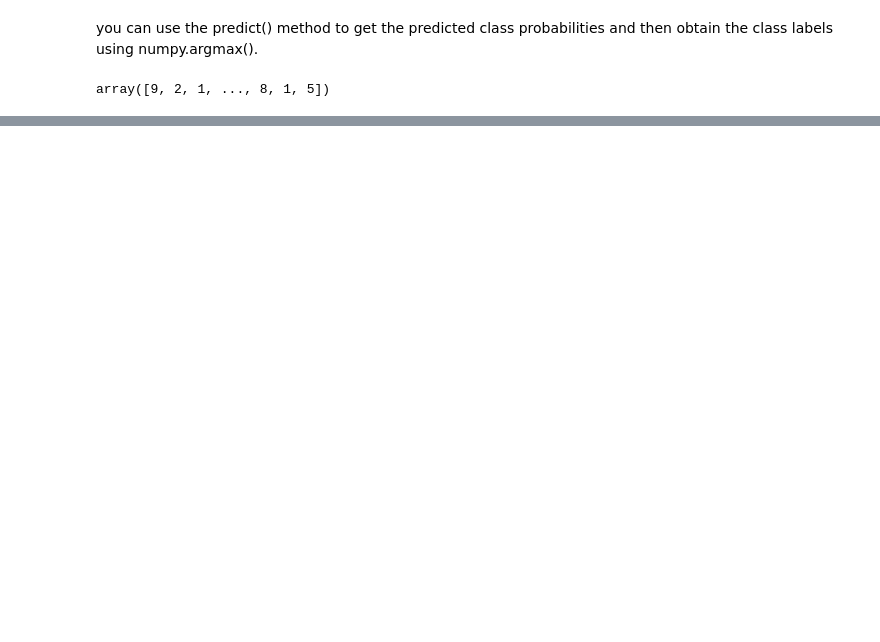
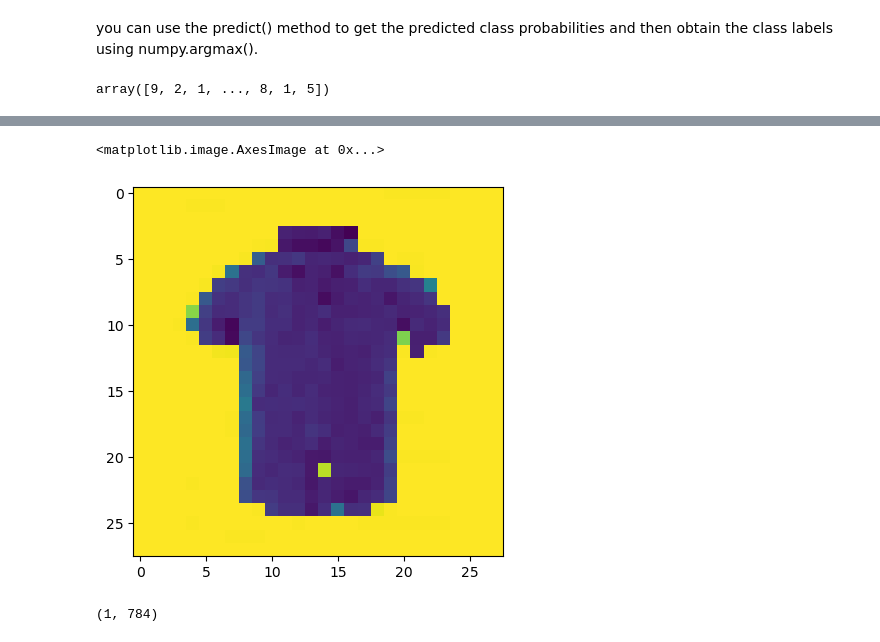
Before and after one commit to AmdPathirana/ML_PROJECTS, a Jupyter notebook: Multiclass Image Classifiaction (ANN) /Classifier.ipynb, the cells around one changed output, grey strips where cells are left out. Saved outputs shown, nothing was run; the diff lists cells and outputs as text; code cells hidden in the pictures; blank space fills up the shorter version.

```diff
--- a/Multiclass Image Classifiaction (ANN) /Classifier.ipynb
+++ b/Multiclass Image Classifiaction (ANN) /Classifier.ipynb
@@ -393,0 +448,9 @@ array([9, 2, 1, ..., 8, 1, 5])
+# %%
+# Resize and convert the image to 28x28 and grayscale
+resized_image = cv2.resize(real_image, (28, 28))
+grayscale_image = cv2.cvtColor(resized_image, cv2.COLOR_BGR2GRAY)
+
+plt.imshow(grayscale_image)
+# %% [output]
+<matplotlib.image.AxesImage at 0x...>
+[figure, added]
@@ -393,0 +463,6 @@ array([9, 2, 1, ..., 8, 1, 5])
+# %%
+#reshape the image to vector
+input_image_vector = input_image.reshape(-1, 28*28)
+input_image_vector.shape
+# %% [output]
+(1, 784)
```
Also changed, not shown: parts of 17 cells of this notebook, 3 other files.
